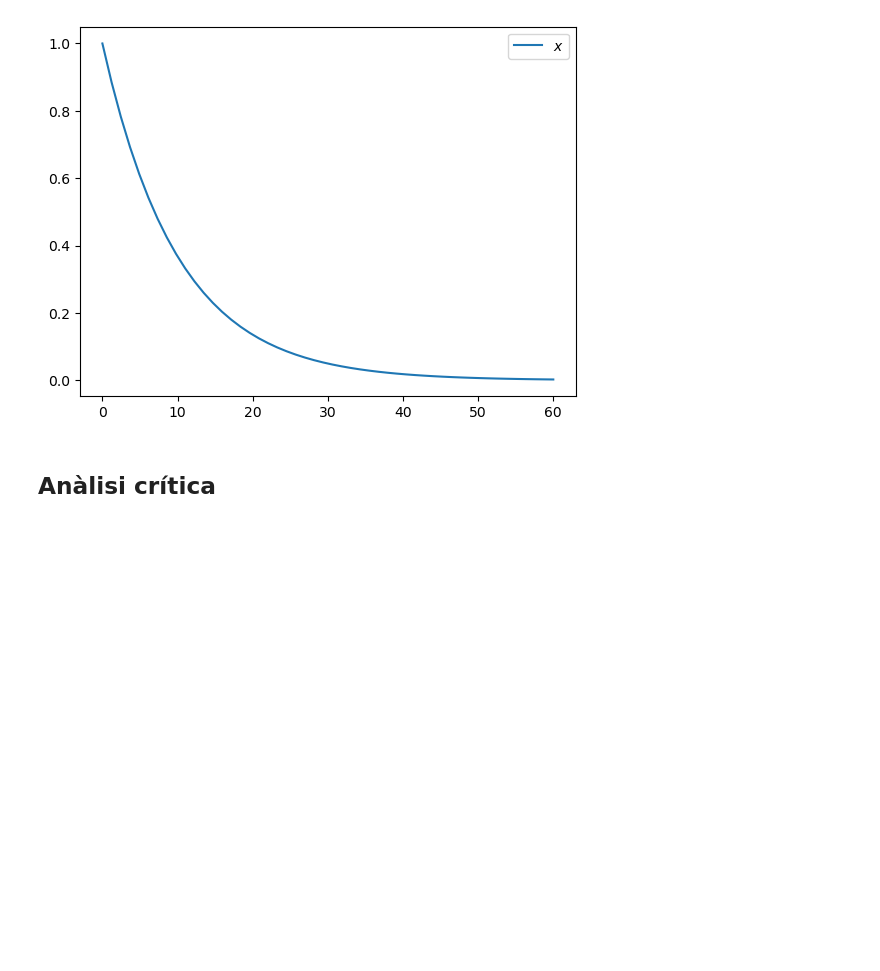
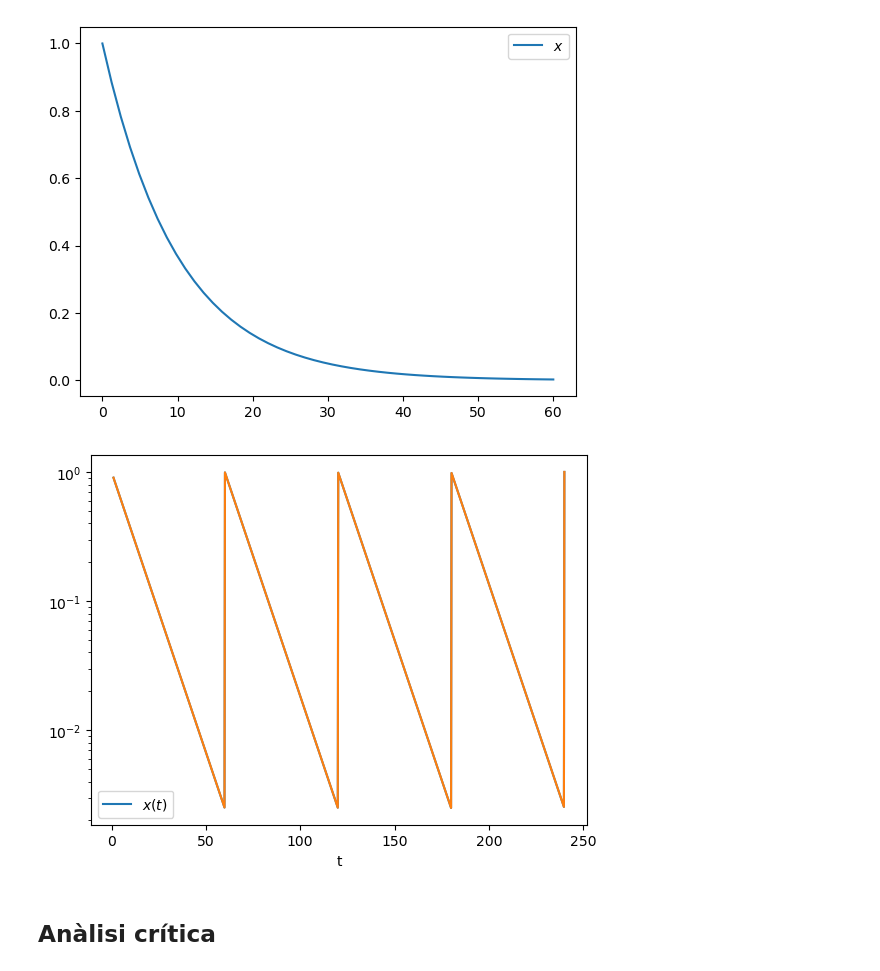
Before and after one commit to gjover/modelitzacio, a Jupyter notebook: notebooks/Exemple02.ipynb, the cells around one changed output. Saved outputs shown, nothing was run; the diff lists cells and outputs as text; code cells hidden in the pictures; blank space fills up the shorter version.

Commit message:
Activar plot de multiples vertits

```diff
--- a/notebooks/Exemple02.ipynb
+++ b/notebooks/Exemple02.ipynb
@@ -91,25 +91,27 @@ plt.legend(["$x$"])
 # %%
 valors = {C: 1, V: 1000000, Q: 100000}
 
 X = np.linspace(1, 4*60, 1000)
 Y=[]
 x0=0
 Cx0=0
 for x in X:
     if x - x0 >= 60:
         x0 += 60
         Cx0 = xt.subs(valors).subs(t, 60).evalf()
         valors = {C: 1 + Cx0 , V: 1000000, Q: 100000}
 
     Y.append(xt.subs(valors).subs(t, x-x0))
 
-#fig, ax = plt.subplots()
-#ax.plot(X, Y)
-#ax.semilogy(X, Y)
-#ax.legend(['$x(t)$'])
-#ax.set_xlabel('t')
+fig, ax = plt.subplots()
+ax.plot(X, Y)
+ax.semilogy(X, Y)
+ax.legend(['$x(t)$'])
+ax.set_xlabel('t')
 
 plt.show()
+# %% [output]
+[figure, added]
 # %% [markdown]
 ## Anàlisi crítica
 # %% [markdown]
```
Also changed, not shown: 1 other file.
